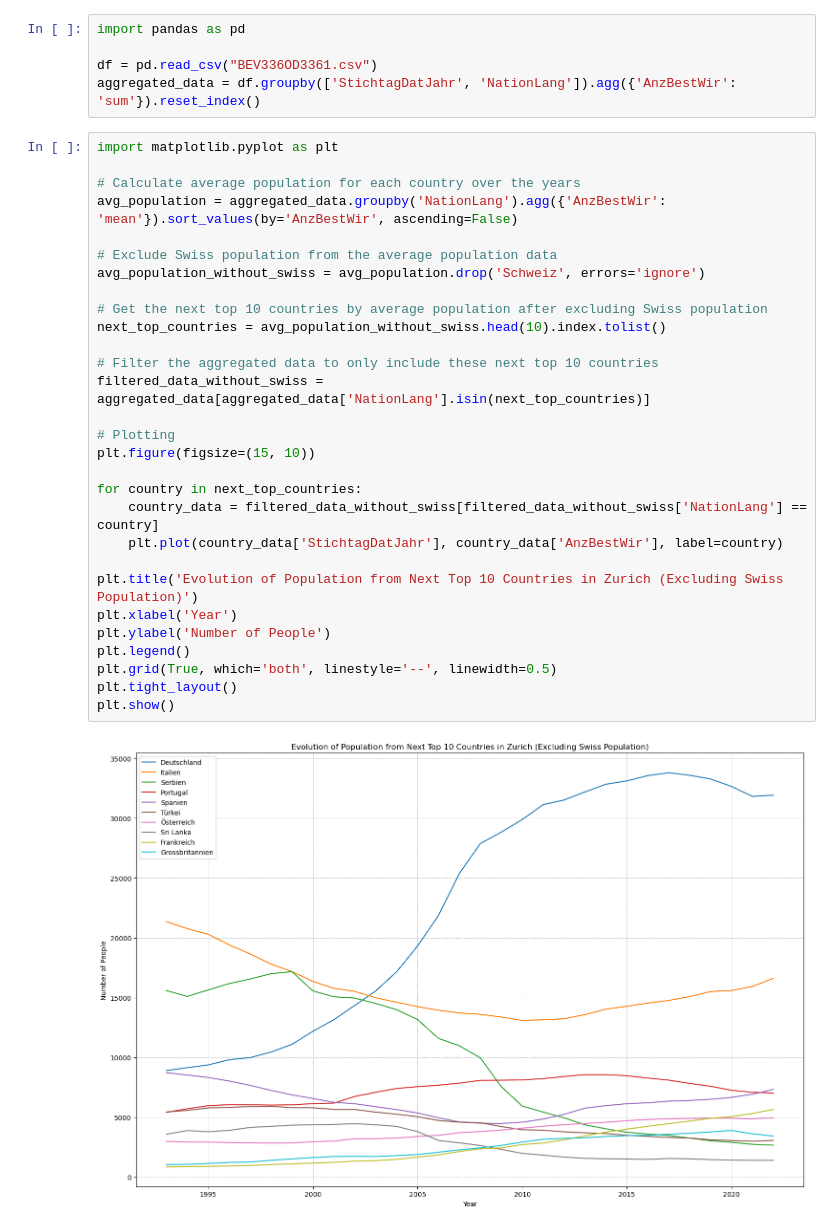
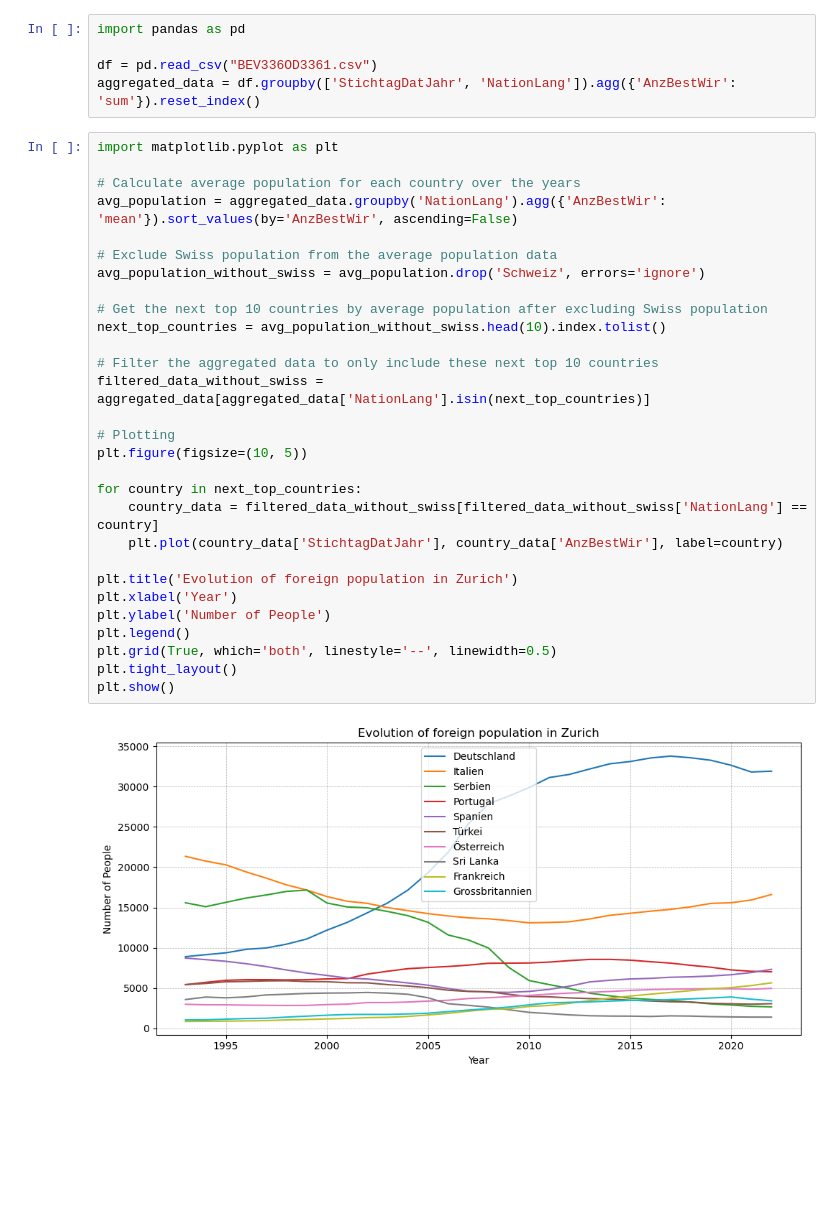
Before and after one commit to RalucaNicola/data-curiosities, a Jupyter notebook: ZurichPopulation.ipynb, the cells around one changed output. Cells and saved outputs as stored; diff of their text form; blank space fills up the shorter version.

```diff
--- a/ZurichPopulation.ipynb
+++ b/ZurichPopulation.ipynb
@@ -6,34 +6,34 @@ aggregated_data = df.groupby(['StichtagDatJahr', 'NationLang']).agg({'AnzBestWir
 # %%
 import matplotlib.pyplot as plt
 
 # Calculate average population for each country over the years
 avg_population = aggregated_data.groupby('NationLang').agg({'AnzBestWir': 'mean'}).sort_values(by='AnzBestWir', ascending=False)
 
 # Exclude Swiss population from the average population data
 avg_population_without_swiss = avg_population.drop('Schweiz', errors='ignore')
 
 # Get the next top 10 countries by average population after excluding Swiss population
 next_top_countries = avg_population_without_swiss.head(10).index.tolist()
 
 # Filter the aggregated data to only include these next top 10 countries
 filtered_data_without_swiss = aggregated_data[aggregated_data['NationLang'].isin(next_top_countries)]
 
 # Plotting
-plt.figure(figsize=(15, 10))
+plt.figure(figsize=(10, 5))
 
 for country in next_top_countries:
     country_data = filtered_data_without_swiss[filtered_data_without_swiss['NationLang'] == country]
     plt.plot(country_data['StichtagDatJahr'], country_data['AnzBestWir'], label=country)
 
-plt.title('Evolution of Population from Next Top 10 Countries in Zurich (Excluding Swiss Population)')
+plt.title('Evolution of foreign population in Zurich')
 plt.xlabel('Year')
 plt.ylabel('Number of People')
 plt.legend()
 plt.grid(True, which='both', linestyle='--', linewidth=0.5)
 plt.tight_layout()
 plt.show()
 # %% [output]
-[figure, old version]
+[figure, new version]
 # %%
 # Create a new column to categorize data into 'Swiss' and 'Foreigners'
 df['PopulationType'] = df['NationLang'].apply(lambda x: 'Swiss' if x == 'Schweiz' else 'Foreigners')
```
Also changed, not shown: parts of 2 cells of this notebook.
